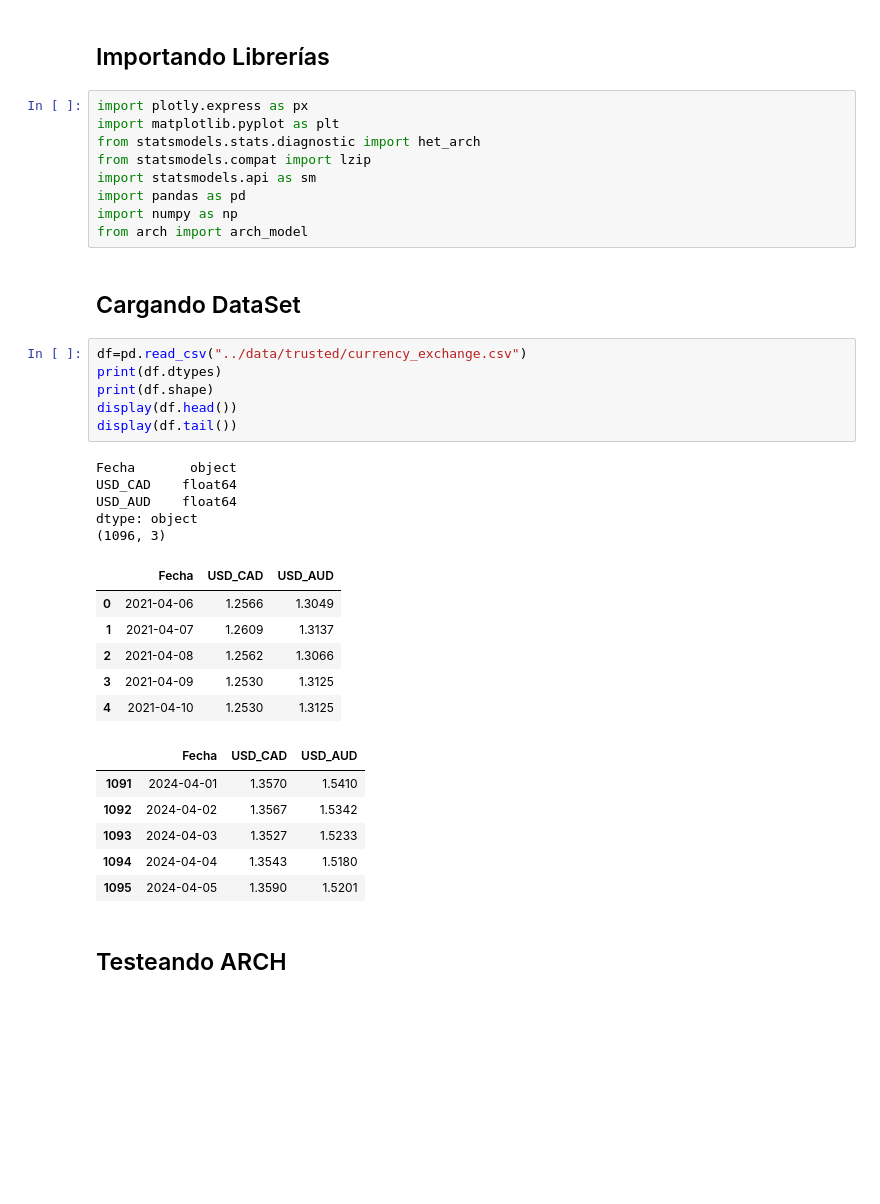
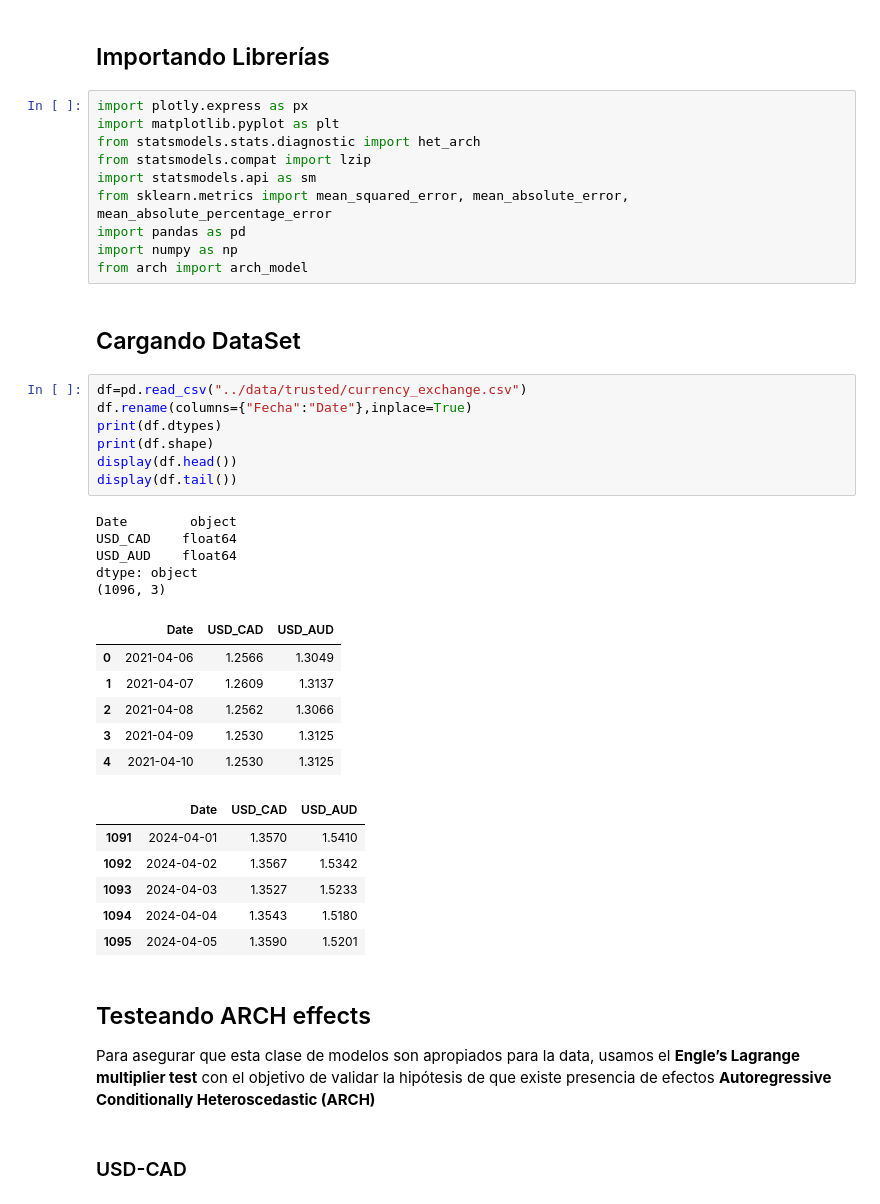
Before and after one commit to maestria-ds-eafit/estadistica-avanzada, a Jupyter notebook: taller_volatilidad/GARCH/GARCH_Models.ipynb, the cells around one changed output. Saved outputs shown, nothing was run; the diff lists cells and outputs as text; blank space fills up the shorter version.

```diff
--- a/taller_volatilidad/GARCH/GARCH_Models.ipynb
+++ b/taller_volatilidad/GARCH/GARCH_Models.ipynb
@@ -25,6 +25,7 @@ import matplotlib.pyplot as plt
 from statsmodels.stats.diagnostic import het_arch
 from statsmodels.compat import lzip
 import statsmodels.api as sm
+from sklearn.metrics import mean_squared_error, mean_absolute_error, mean_absolute_percentage_error
 import pandas as pd
 import numpy as np
 from arch import arch_model
@@ -32,27 +33,32 @@ from arch import arch_model
 ## Cargando DataSet
 # %%
 df=pd.read_csv("../data/trusted/currency_exchange.csv")
+df.rename(columns={"Fecha":"Date"},inplace=True)
 print(df.dtypes)
 print(df.shape)
 display(df.head())
 display(df.tail())
 # %% [output]
-Fecha       object
+Date        object
 USD_CAD    float64
 USD_AUD    float64
 dtype: object
 (1096, 3)
-|  | Fecha | USD_CAD | USD_AUD |
+|  | Date | USD_CAD | USD_AUD |
 | 0 | 2021-04-06 | 1.2566 | 1.3049 |
 | 1 | 2021-04-07 | 1.2609 | 1.3137 |
 | 2 | 2021-04-08 | 1.2562 | 1.3066 |
 | 3 | 2021-04-09 | 1.2530 | 1.3125 |
 | 4 | 2021-04-10 | 1.2530 | 1.3125 |
-|  | Fecha | USD_CAD | USD_AUD |
+|  | Date | USD_CAD | USD_AUD |
 | 1091 | 2024-04-01 | 1.3570 | 1.5410 |
 | 1092 | 2024-04-02 | 1.3567 | 1.5342 |
 | 1093 | 2024-04-03 | 1.3527 | 1.5233 |
 | 1094 | 2024-04-04 | 1.3543 | 1.5180 |
 | 1095 | 2024-04-05 | 1.3590 | 1.5201 |
-# %% [markdown]
-## Testeando ARCH
+# %% [markdown]
+## Testeando ARCH effects
+
+Para asegurar que esta clase de modelos son apropiados para la data, usamos el **Engle’s Lagrange multiplier test** con el objetivo de validar la hipótesis de que existe presencia de efectos **Autoregressive Conditionally Heteroscedastic (ARCH)**
+# %% [markdown]
+### USD-CAD
```
Also changed, not shown: parts of 22 cells of this notebook, 2 other files.
